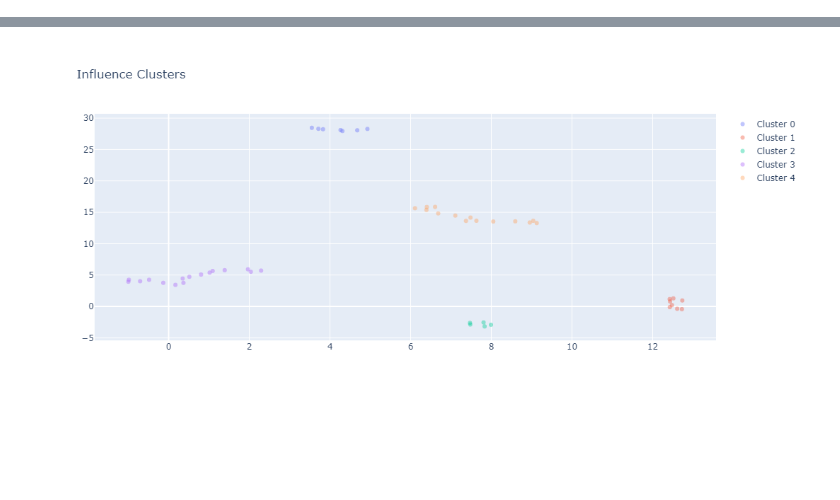
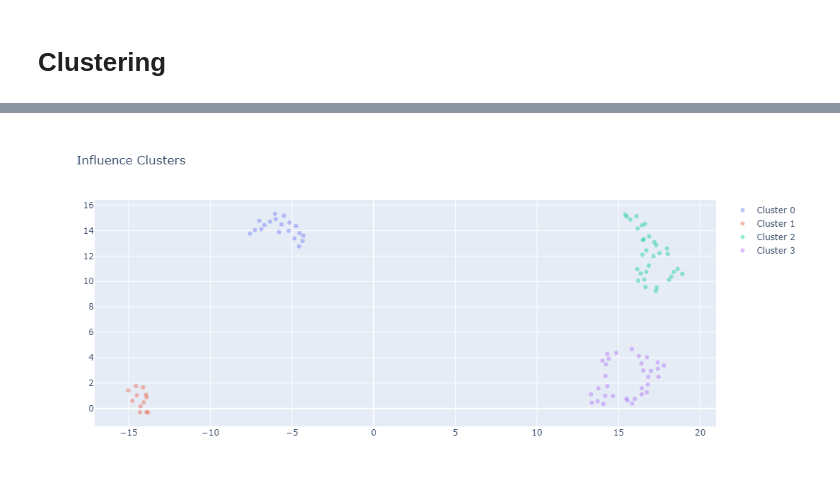
Before and after one commit to john-adeojo/twitter-influence, a Jupyter notebook: notebooks/analysis.ipynb, the cells around one changed output, grey strips where cells are left out. Cells and saved outputs as stored; diff of their text form; code cells hidden in the pictures; blank space fills up the shorter version.

```diff
--- a/notebooks/analysis.ipynb
+++ b/notebooks/analysis.ipynb
@@ -19,6 +21,8 @@ tweets_df['date'] = pd.to_datetime(tweets_df['creation_date'], format='%a %b %d
 tweets_df['month_year'] = tweets_df['date'].apply(lambda x: x.strftime('%Y-%m'))
 tweets_df['date_day'] = tweets_df['date'].apply(lambda x: x.strftime('%Y-%m-%d'))
 
+tweets_df = tweets_df.loc[tweets_df['follower_count'] > 0]
+
 # calculate per follower metrics
 tweets_df['favorite_count_pf'] = tweets_df['favorite_count']/ tweets_df['follower_count']
 tweets_df['retweet_count_pf'] = tweets_df['retweet_count']/ tweets_df['follower_count']
@@ -68,0 +49,6 @@ tweets_with_topics.head()
+# %%
+# sentiment analyser, specify model
+analyzer = SentimentAnalyzer('cardiffnlp/twitter-roberta-base-emotion', emotion=True)
+
+# Get sentiment analysis
+tweets_with_sentiment = analyzer.get_sentiment(tweets_with_sentiment)
@@ -69,9 +57,20 @@ tweets_with_topics.head()
 # %%
-sentiment_ratios = pd.crosstab(
-    index=tweets_with_sentiment['user_id'],
-    columns=tweets_with_sentiment['sentiment'],
-    normalize='index'
-).reset_index()
+# sentiment_ratios = pd.crosstab(
+#     index=tweets_with_sentiment['user_id'],
+#     columns= tweets_with_sentiment['sentiment'],
+#     normalize='index'
+# ).reset_index()
+
+
+# emotion_ratios = pd.crosstab(
+#     index=tweets_with_sentiment['user_id'],
+#     columns= tweets_with_sentiment['emotion'],
+#     normalize='index'
+# ).reset_index()
+
+
+# ratios_emotion_sentiment = emotion_ratios.merge(sentiment_ratios, on='user_id')
+
 
 influence_metrics = tweets_with_sentiment.groupby('user_id').agg(
     {
@@ -81,8 +80,6 @@ influence_metrics = tweets_with_sentiment.groupby('user_id').agg(
         'quote_count_pf': ['mean'],
         'reply_count_pf': ['mean'],
         'tweet_id': ['count'],
-        # 'sentiment': [lambda x: round(x.value_counts(normalize=True), 2).to_dict()],
-        'sentiment': [lambda x: x.mode().iloc[0] if not x.mode().empty else None],
         'follower_count': ['mean'],
         'date_day': [lambda x: x.nunique()]
 
@@ -94,17 +91,9 @@ influence_metrics = tweets_with_sentiment.groupby('user_id').agg(
 # Calculate the average daily tweets
 influence_metrics['avg_daily_tweets'] = influence_metrics[('tweet_id', 'count')] / influence_metrics[('date_day', '<lambda>')]
 
-
-
 # Flatten the MultiIndex columns
 influence_metrics.columns = ['_'.join(col).strip() for col in influence_metrics.columns.values]
-
 # Reset the index to move the 'username' back to a column
 influence_metrics.reset_index(inplace=True)
-influence_metrics_ = influence_metrics.merge(tweets_with_topics[['user_id', 'topic']].drop_duplicates(), on='user_id')
-
-influence_metrics_final = influence_metrics_.merge(sentiment_ratios[['user_id', 'positive', 'neutral', 'negative']], on='user_id')
-
-influence_metrics_final.rename(columns={'name_<lambda>':'name'}, inplace=True)
-
-influence_metrics_final
+influence_metrics_final = influence_metrics
+influence_metrics_final.rename(columns={'name_<lambda>':'name', 'follower_count_mean':'followers', 'avg_daily_tweets_': 'average daily tweets'}, inplace=True)
@@ -129,12 +100,14 @@ influence_metrics_final
+# %% [markdown]
+# Clustering
 # %%
 from scripts.clustering.cluster import ClusterAnalysis
 # %%
 # Create a sample DataFrame
 df = influence_metrics_final
 
 # Run UmapHdbscanBokeh
-ca = ClusterAnalysis(df, n_neighbors=4, min_cluster_size=4, min_dist=0.2, metric='euclidean')
+ca = ClusterAnalysis(df, n_neighbors=5, min_cluster_size=5, min_dist=0.5, metric='euclidean')
 ca.run()
 # %% [output]
 [interactive output not drawn]
-[figure, old version]
+[figure, new version]
```
Also changed, not shown: parts of 16 cells of this notebook, 6 other files.
